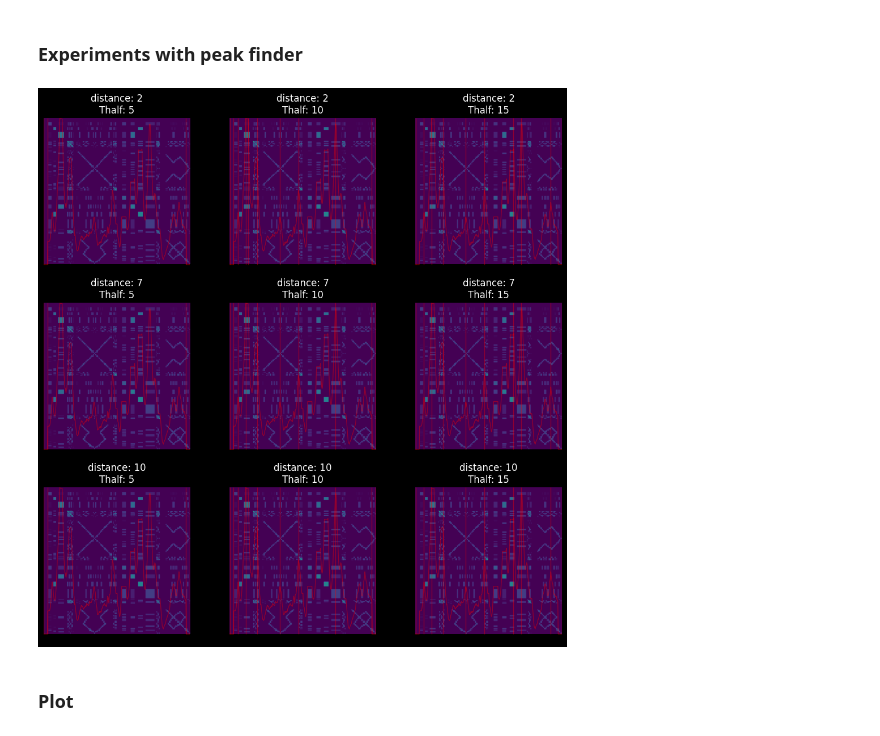
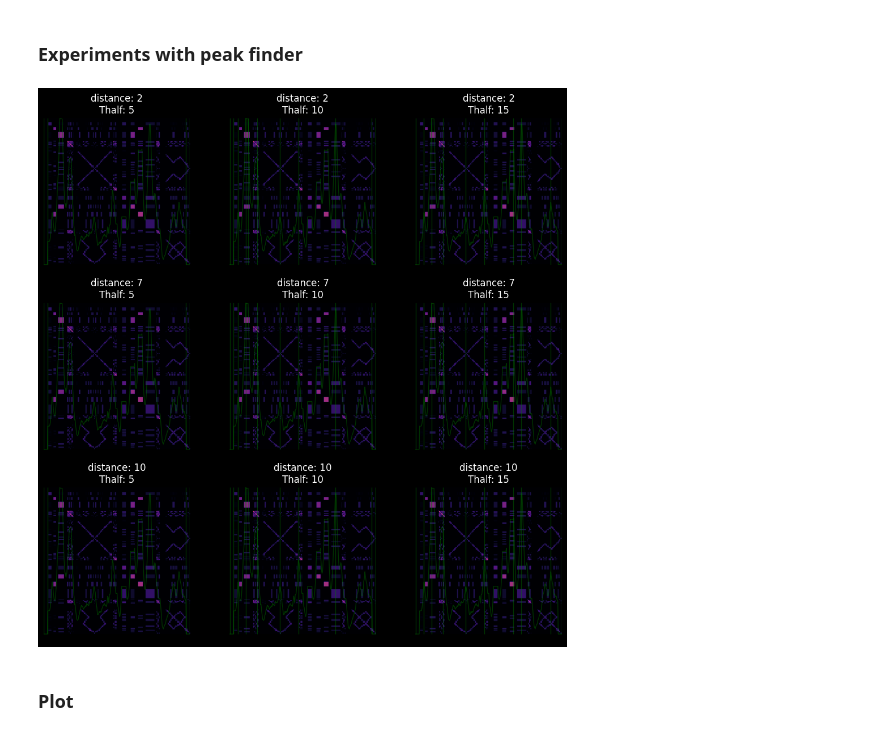
Before and after one commit to finlaymiller/midi_segmentation, a Jupyter notebook: ssm_midi.ipynb, the cells around one changed output. Saved outputs shown, nothing was run; the diff lists cells and outputs as text; code cells hidden in the pictures.

Commit message:
experimenting with boundary setting

```diff
--- a/ssm_midi.ipynb
+++ b/ssm_midi.ipynb
@@ -71,34 +71,34 @@ for fl in filter_lens:
 # %%
 distances = [2, 7, 10]
 Thalfs = [5, 10, 15]
 ssm_test = ssms[0][1]
 nov_test = novs[0][1]
 
 fig_peak, axs_peak = plt.subplots(3, 3, figsize=(12, 12))
 
 for i, row in enumerate(axs_peak):
     for j, ax in enumerate(row):
         boundary = ssm_utils.get_boundaries(
             nov_test,
             np.array(range(nov_test.shape[0])),
             {"Thalf": Thalfs[j], "tau": 1.35, "distance": distances[i]},
         )
-        ax.imshow(ssm_test / ssm_test.max())
+        ax.imshow(ssm_test / ssm_test.max(), cmap="magma")
         ax.plot(
             (1 - nov_test / nov_test.max()) * ssm_test.shape[0],
-            "r",
+            "g",
             linewidth=1,
             alpha=0.4,
         )
         ax.vlines(
-            boundary[0], ax.dataLim.y0, ax.dataLim.y1, "r", linewidth=1, alpha=0.4
+            boundary[0], ax.dataLim.y0, ax.dataLim.y1, "g", linewidth=1, alpha=0.4
         )
         ax.axis("off")
         ax.set_title(f"distance: {distances[i]}\nThalf: {Thalfs[j]}")
 
 plt.show()
 # %% [output]
-[figure, old version]
+[figure, new version]
 # %% [markdown]
 ### Plot
 # %%
```
Also changed, not shown: parts of 7 cells of this notebook, 2 other files.
